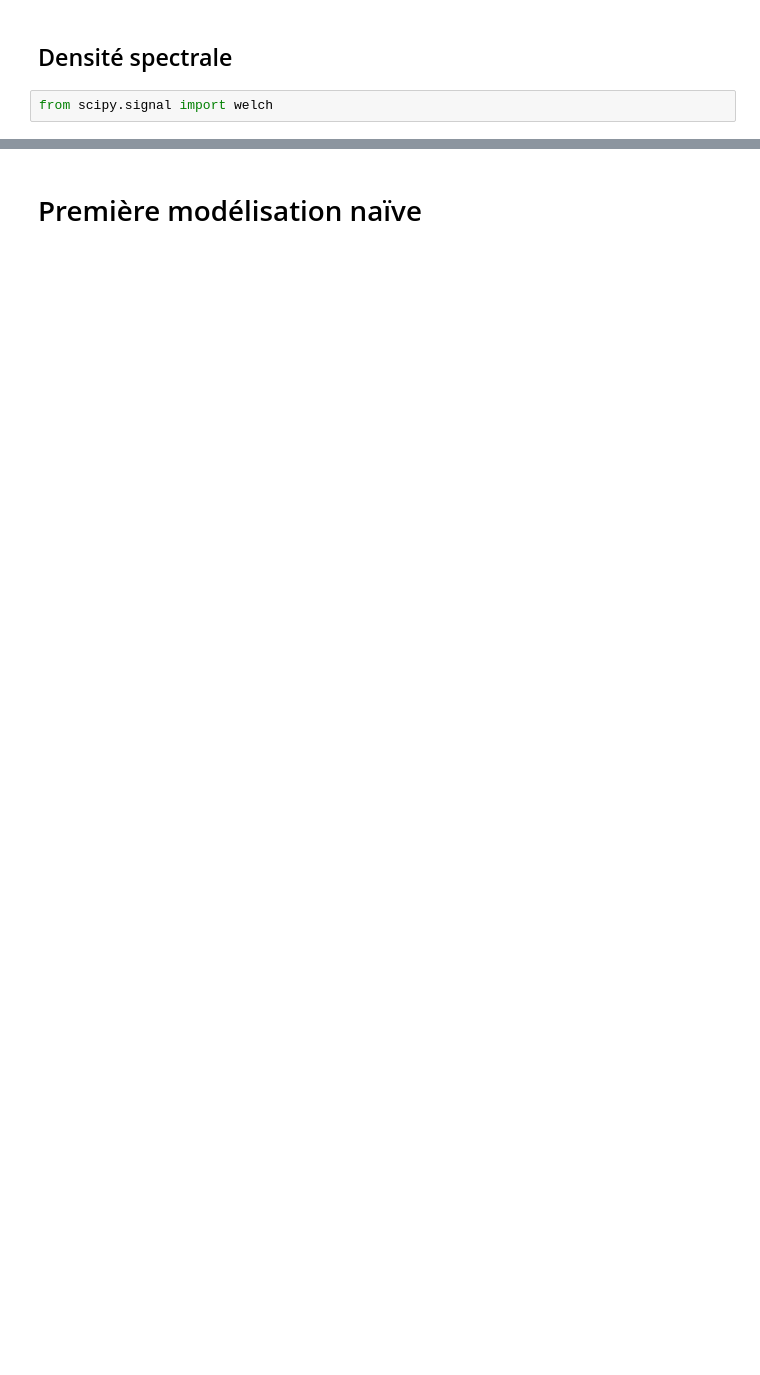
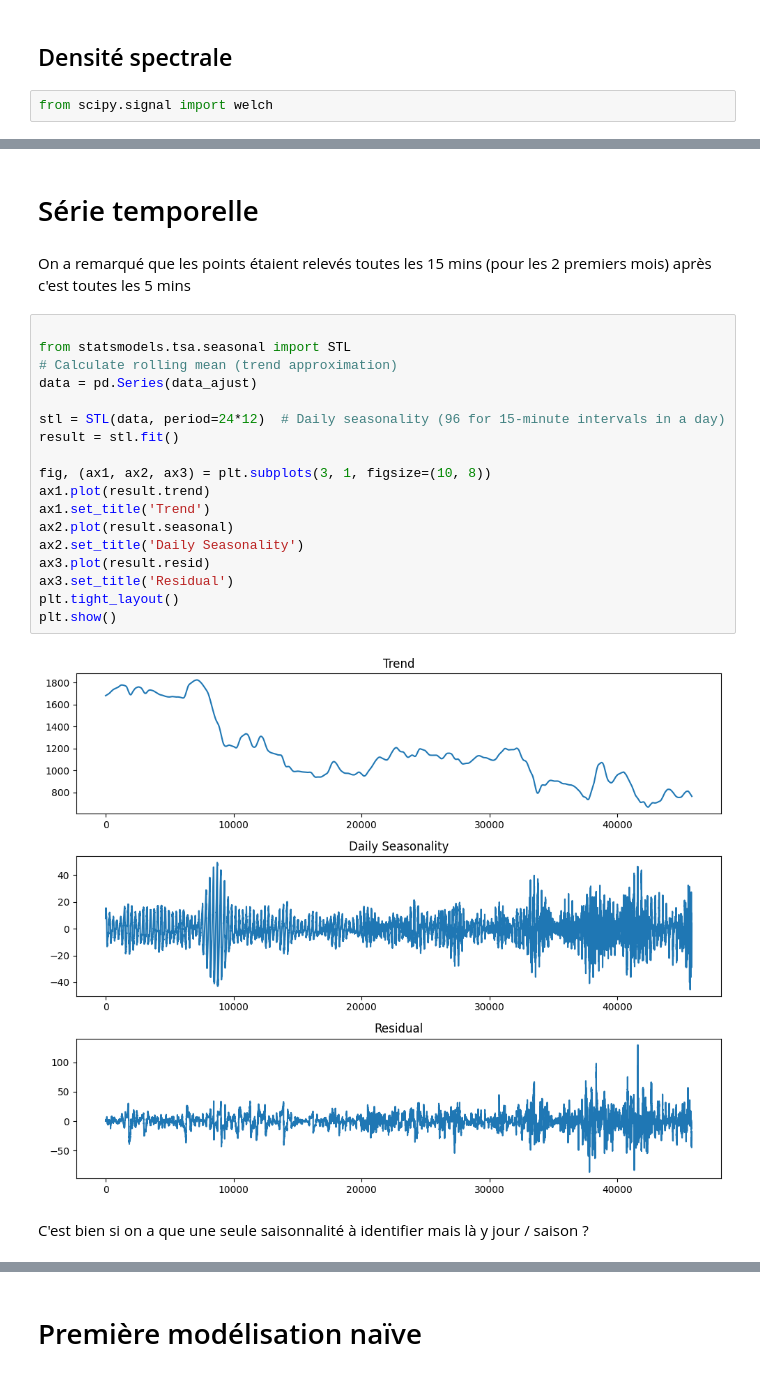
Before and after one commit to PiDchsn/Projet-RI, a Jupyter notebook: Analyse.ipynb, the cells around one changed output, grey strips where cells are left out. Drawn from its saved outputs; the diff is of its cells as text; blank space fills up the shorter version.

```diff
--- a/Analyse.ipynb
+++ b/Analyse.ipynb
@@ -404,0 +432,26 @@ plt.show()
+# %% [markdown]
+# Série temporelle
+# %% [markdown]
+On a remarqué que les points étaient relevés toutes les 15 mins (pour les 2 premiers mois) après c'est toutes les 5 mins
+# %%
+
+from statsmodels.tsa.seasonal import STL
+# Calculate rolling mean (trend approximation)
+data = pd.Series(data_ajust)
+
+stl = STL(data, period=24*12)  # Daily seasonality (96 for 15-minute intervals in a day)
+result = stl.fit()
+
+fig, (ax1, ax2, ax3) = plt.subplots(3, 1, figsize=(10, 8))
+ax1.plot(result.trend)
+ax1.set_title('Trend')
+ax2.plot(result.seasonal)
+ax2.set_title('Daily Seasonality')
+ax3.plot(result.resid)
+ax3.set_title('Residual')
+plt.tight_layout()
+plt.show()
+# %% [output]
+[figure, added]
+# %% [markdown]
+C'est bien si on a que une seule saisonnalité à identifier mais là y jour / saison ?
```
Also changed, not shown: parts of 17 cells of this notebook.
